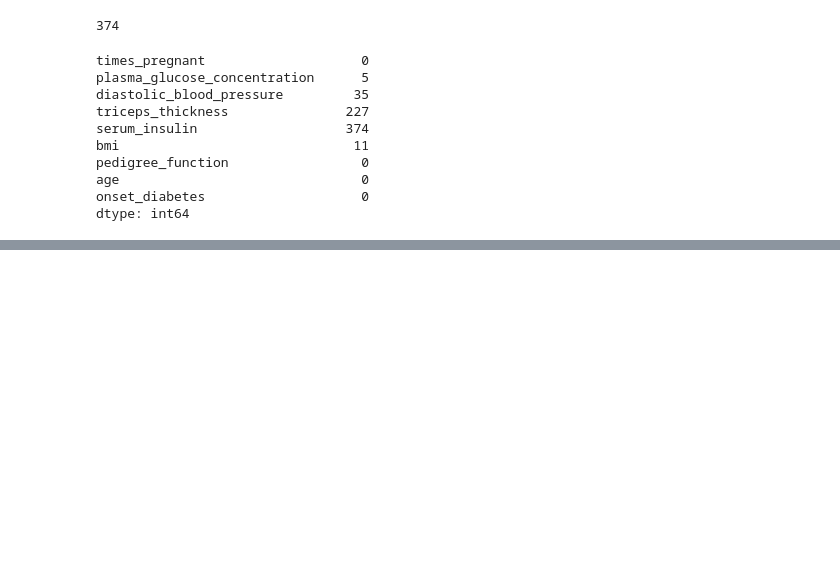
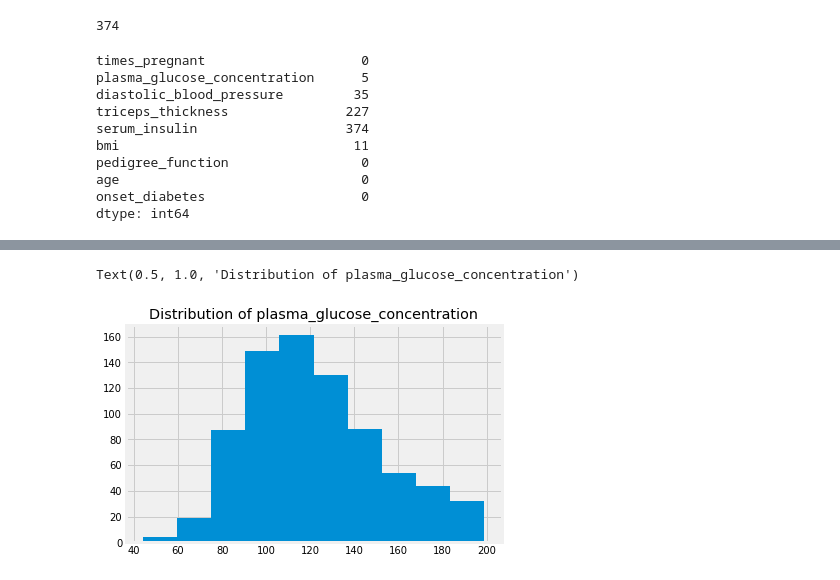
Before and after one commit to SuperSupeng/Data-analysis-with-python, a Jupyter notebook: dataAnalysis/Feature understanding/Feature enhanced.ipynb, the cells around one changed output, grey strips where cells are left out. Saved outputs shown, nothing was run; the diff lists cells and outputs as text; code cells hidden in the pictures; blank space fills up the shorter version.

```diff
--- a/dataAnalysis/Feature understanding/Feature enhanced.ipynb
+++ b/dataAnalysis/Feature understanding/Feature enhanced.ipynb
@@ -133,0 +478,8 @@ dtype: int64
+# %%
+from sklearn.preprocessing import Normalizer, StandardScaler, MinMaxScaler
+pima['plasma_glucose_concentration'].mean(), pima['plasma_glucose_concentration'].std()
+ax = pima['plasma_glucose_concentration'].hist()
+ax.set_title('Distribution of plasma_glucose_concentration')
+# %% [output]
+Text(0.5, 1.0, 'Distribution of plasma_glucose_concentration')
+[figure, added]
```
Also changed, not shown: parts of 45 cells of this notebook.
